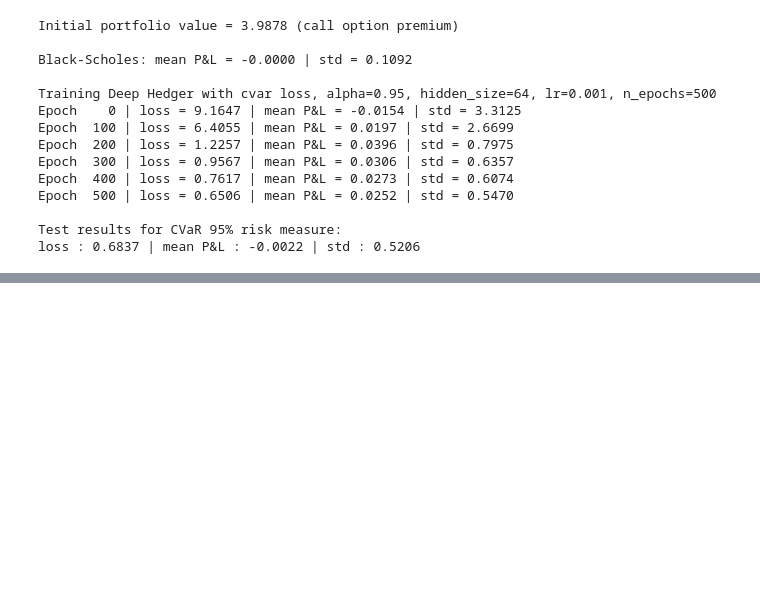
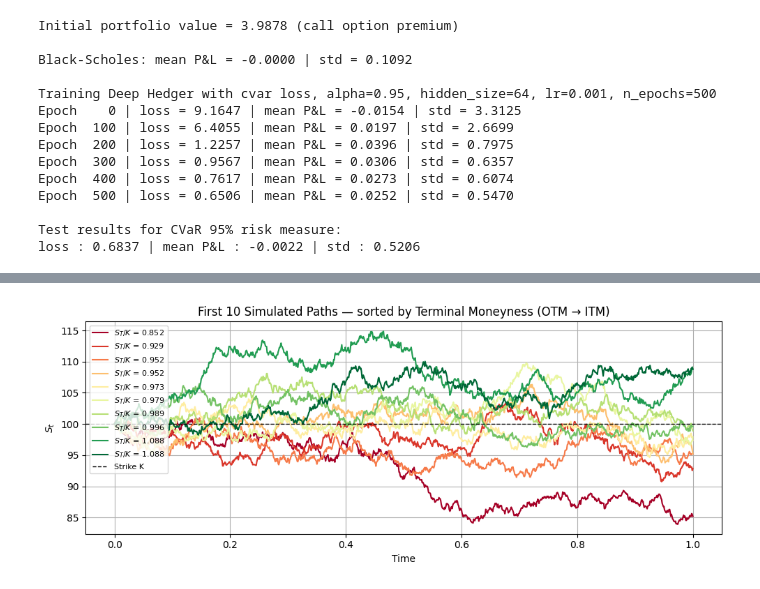
Before and after one commit to victorlabrecque/Research-Deep-Hedging-Volatility, a Jupyter notebook: Deep_hedging.ipynb, the cells around one changed output, grey strips where cells are left out. Saved outputs shown, nothing was run; the diff lists cells and outputs as text; code cells hidden in the pictures; blank space fills up the shorter version.

```diff
--- a/Deep_hedging.ipynb
+++ b/Deep_hedging.ipynb
@@ -371,0 +426,29 @@ loss : 0.6837 | mean P&L : -0.0022 | std : 0.5206
+# %%
+
+# --- Plot first 10 paths sorted by terminal moneyness ---
+T_plot = 1
+K_plot = 100
+t_grid = np.linspace(0, T_plot, S.shape[1])
+
+terminal_moneyness_all = S[:10, -1] / K_plot
+sort_idx_paths = np.argsort(terminal_moneyness_all)
+S_sorted = S[:10][sort_idx_paths]
+
+cmap = plt.cm.RdYlGn
+colors = [cmap(i / 9) for i in range(10)]
+
+plt.figure(figsize=(10, 4))
+for i, (path, color) in enumerate(zip(S_sorted, colors)):
+    m = terminal_moneyness_all[sort_idx_paths[i]]
+    plt.plot(t_grid, path, color=color, label=f'$S_T/K$ = {m:.3f}')
+
+plt.axhline(K_plot, color='black', linestyle='--', linewidth=1, label='Strike K')
+plt.title('First 10 Simulated Paths — sorted by Terminal Moneyness (OTM → ITM)')
+plt.xlabel('Time')
+plt.ylabel('$S_t$')
+plt.legend(loc='upper left', fontsize=8)
+plt.grid()
+plt.tight_layout()
+plt.show()
+# %% [output]
+[figure, added]
```
Also changed, not shown: parts of 3 cells of this notebook.
